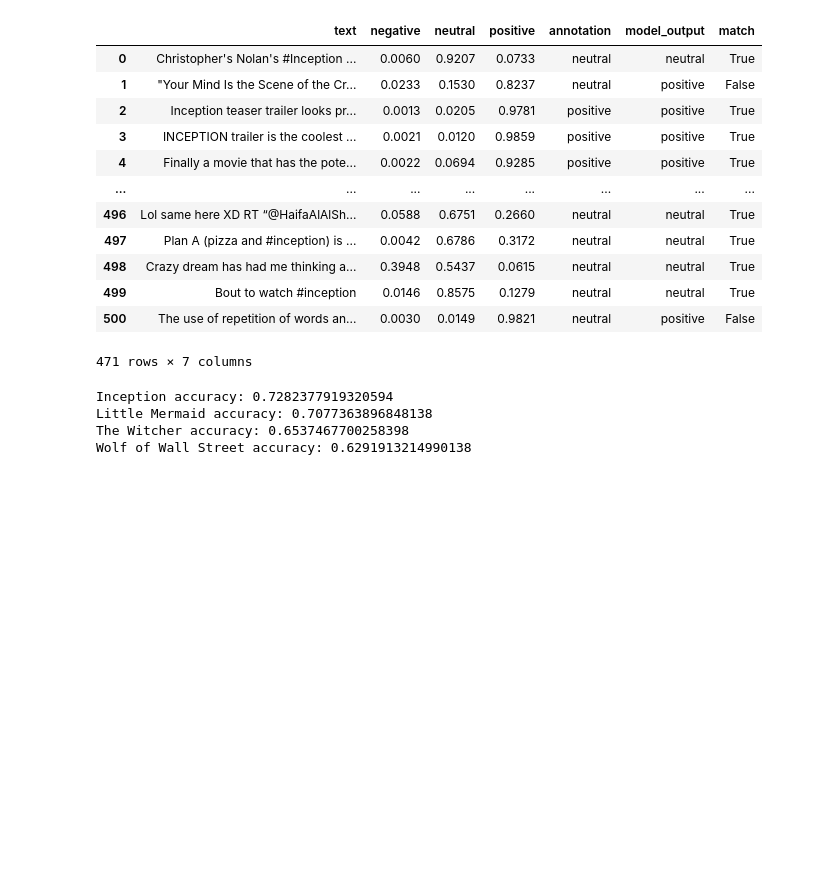
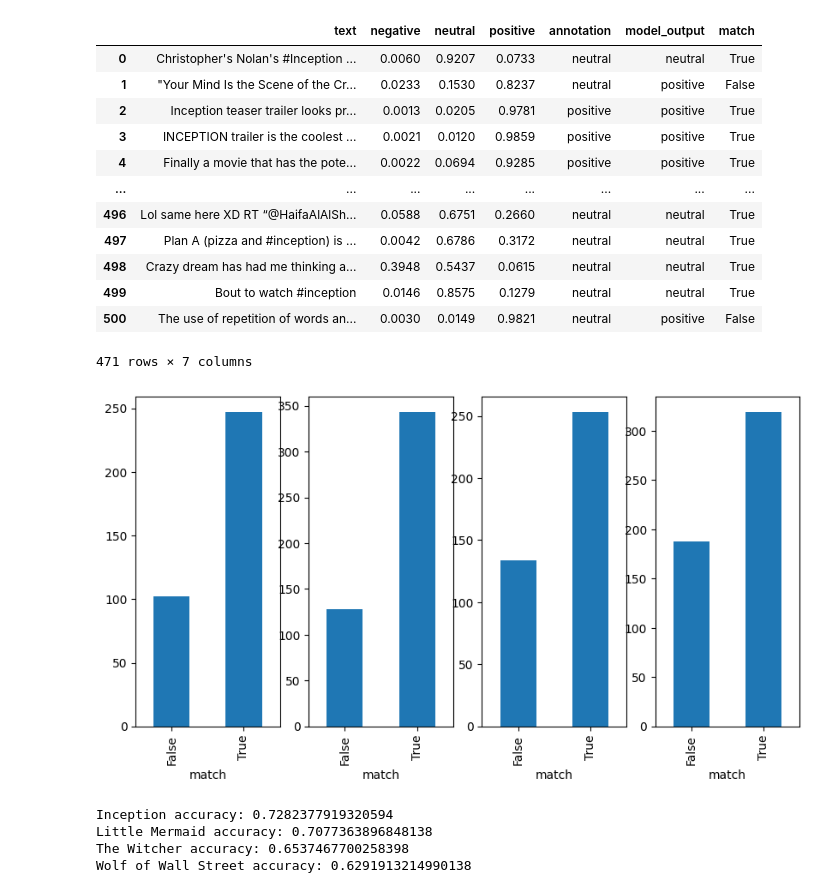
Before and after one commit to KamilKojs/DITW_project, a Jupyter notebook: src/calculate_metrics_sentiment.ipynb, the cells around one changed output. Saved outputs shown, nothing was run; the diff lists cells and outputs as text; code cells hidden in the pictures; blank space fills up the shorter version.

```diff
--- a/src/calculate_metrics_sentiment.ipynb
+++ b/src/calculate_metrics_sentiment.ipynb
@@ -5,15 +6,15 @@ import pandas as pd
 # %%
-inception_annotations_path = "/Users/kamil/Documents/Dokumenty/ITU/Sem1/Data_in_the_wild/project/DITW_project/data/twitter/inception/inception_annotations_final.csv"
-inception_model_sentiment_path = "/Users/kamil/Documents/Dokumenty/ITU/Sem1/Data_in_the_wild/project/DITW_project/data/twitter/inception/subset_inception_sentiment.csv"
+inception_annotations_path = "D:\ITU\DataintheWild\Project-Dec07\DITW_project-master\/data/twitter/inception/inception_annotations_final.csv"
+inception_model_sentiment_path = "D:\ITU\DataintheWild\Project-Dec07\DITW_project-master\/data/twitter/inception/subset_inception_sentiment.csv"
 
-little_mermaid_annotations_path = "/Users/kamil/Documents/Dokumenty/ITU/Sem1/Data_in_the_wild/project/DITW_project/data/twitter/little_mermaid/little_mermaid_annotations_final.csv"
-little_mermaid_model_sentiment_path = "/Users/kamil/Documents/Dokumenty/ITU/Sem1/Data_in_the_wild/project/DITW_project/data/twitter/little_mermaid/subset_little_mermaid_sentiment.csv"
+little_mermaid_annotations_path = "D:\ITU\DataintheWild\Project-Dec07\DITW_project-master\/data/twitter/little_mermaid/little_mermaid_annotations_final.csv"
+little_mermaid_model_sentiment_path = "D:\ITU\DataintheWild\Project-Dec07\DITW_project-master\/data/twitter/little_mermaid/subset_little_mermaid_sentiment.csv"
 
-thewitcher_annotations_path = "/Users/kamil/Documents/Dokumenty/ITU/Sem1/Data_in_the_wild/project/DITW_project/data/twitter/thewitcher/thewitcher_annotations_final.csv"
-thewitcher_model_sentiment_path = "/Users/kamil/Documents/Dokumenty/ITU/Sem1/Data_in_the_wild/project/DITW_project/data/twitter/thewitcher/subset_thewitcher_sentiment.csv"
+thewitcher_annotations_path = "D:\ITU\DataintheWild\Project-Dec07\DITW_project-master\/data/twitter/thewitcher/thewitcher_annotations_final.csv"
+thewitcher_model_sentiment_path = "D:\ITU\DataintheWild\Project-Dec07\DITW_project-master\/data/twitter/thewitcher/subset_thewitcher_sentiment.csv"
 
-wolf_of_wall_street_annotations_path = "/Users/kamil/Documents/Dokumenty/ITU/Sem1/Data_in_the_wild/project/DITW_project/data/twitter/wolf_of_wall_street/wolf_of_wall_street_annotations_final.csv"
-wolf_of_wall_street_model_sentiment_path = "/Users/kamil/Documents/Dokumenty/ITU/Sem1/Data_in_the_wild/project/DITW_project/data/twitter/wolf_of_wall_street/subset_wolf_of_wall_street_sentiment.csv"
+wolf_of_wall_street_annotations_path = "D:\ITU\DataintheWild\Project-Dec07\DITW_project-master\/data/twitter/wolf_of_wall_street/wolf_of_wall_street_annotations_final.csv"
+wolf_of_wall_street_model_sentiment_path = "D:\ITU\DataintheWild\Project-Dec07\DITW_project-master\data/twitter/wolf_of_wall_street/subset_wolf_of_wall_street_sentiment.csv"
 # %%
 inception_annotations = pd.read_csv(inception_annotations_path)
 inception_model_sentiment = pd.read_csv(inception_model_sentiment_path, sep='\t')
@@ -170,6 +171,17 @@ merged_inception
 | 499 | Bout to watch #inception | 0.0146 | 0.8575 | 0.1279 | neutral | neutral | True |
 | 500 | The use of repetition of words an... | 0.0030 | 0.0149 | 0.9821 | neutral | positive | False |
 471 rows × 7 columns
+# %%
+fig, (ax1, ax2, ax3, ax4) = plt.subplots(ncols=4, figsize=(10, 5))
+
+merged_little_mermaid.groupby('match').size().plot(kind='bar', ax=ax1)
+merged_inception.groupby('match').size().plot(kind='bar', ax=ax2)
+merged_thewitcher.groupby('match').size().plot(kind='bar', ax=ax3)
+merged_wolf_of_wall_street.groupby('match').size().plot(kind='bar', ax=ax4)
+
+plt.show()
+# %% [output]
+[figure, added]
 # %%
 merged_inception.dropna(inplace=True)
 merged_little_mermaid.dropna(inplace=True)
```
Also changed, not shown: parts of 1 cell of this notebook.
